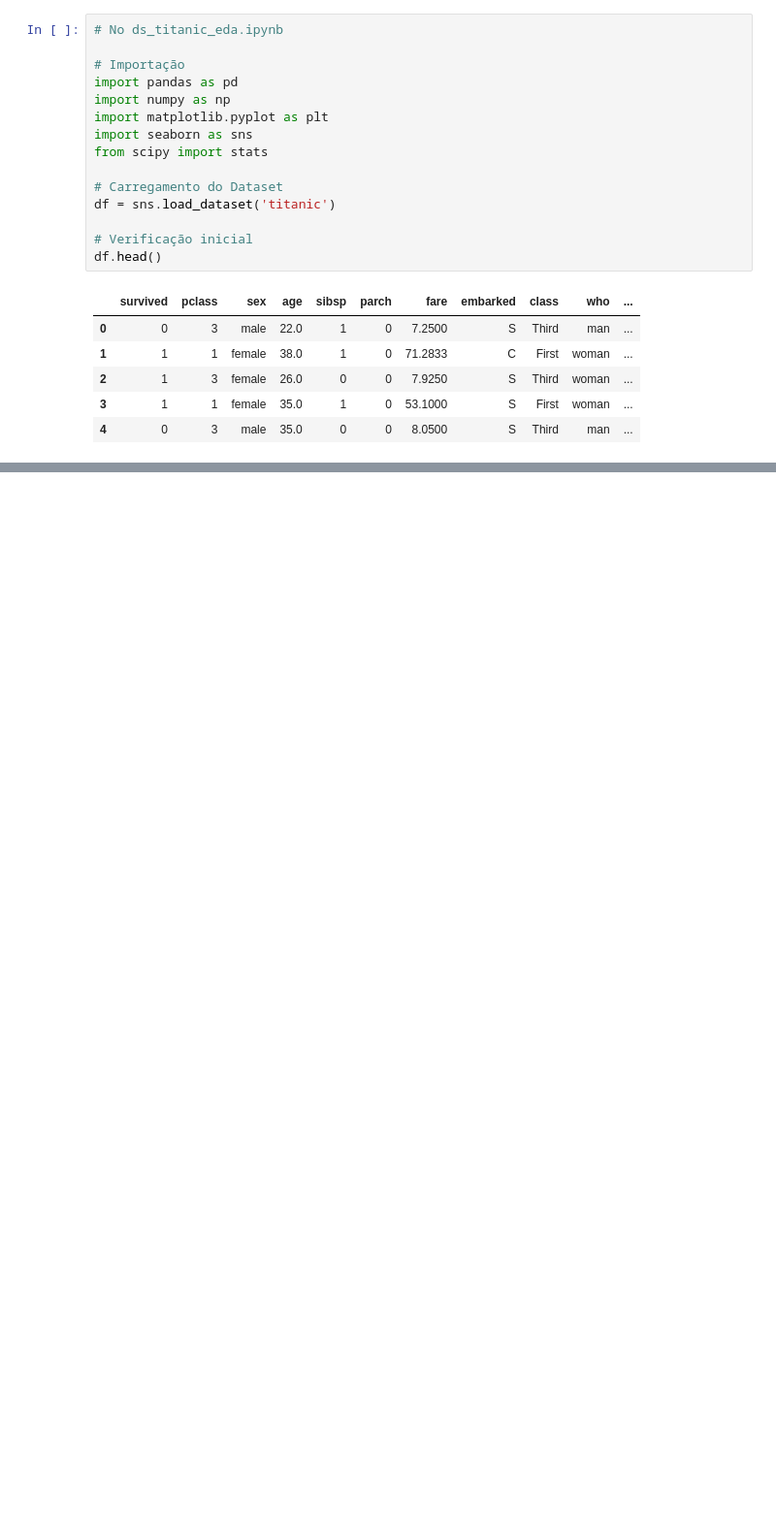
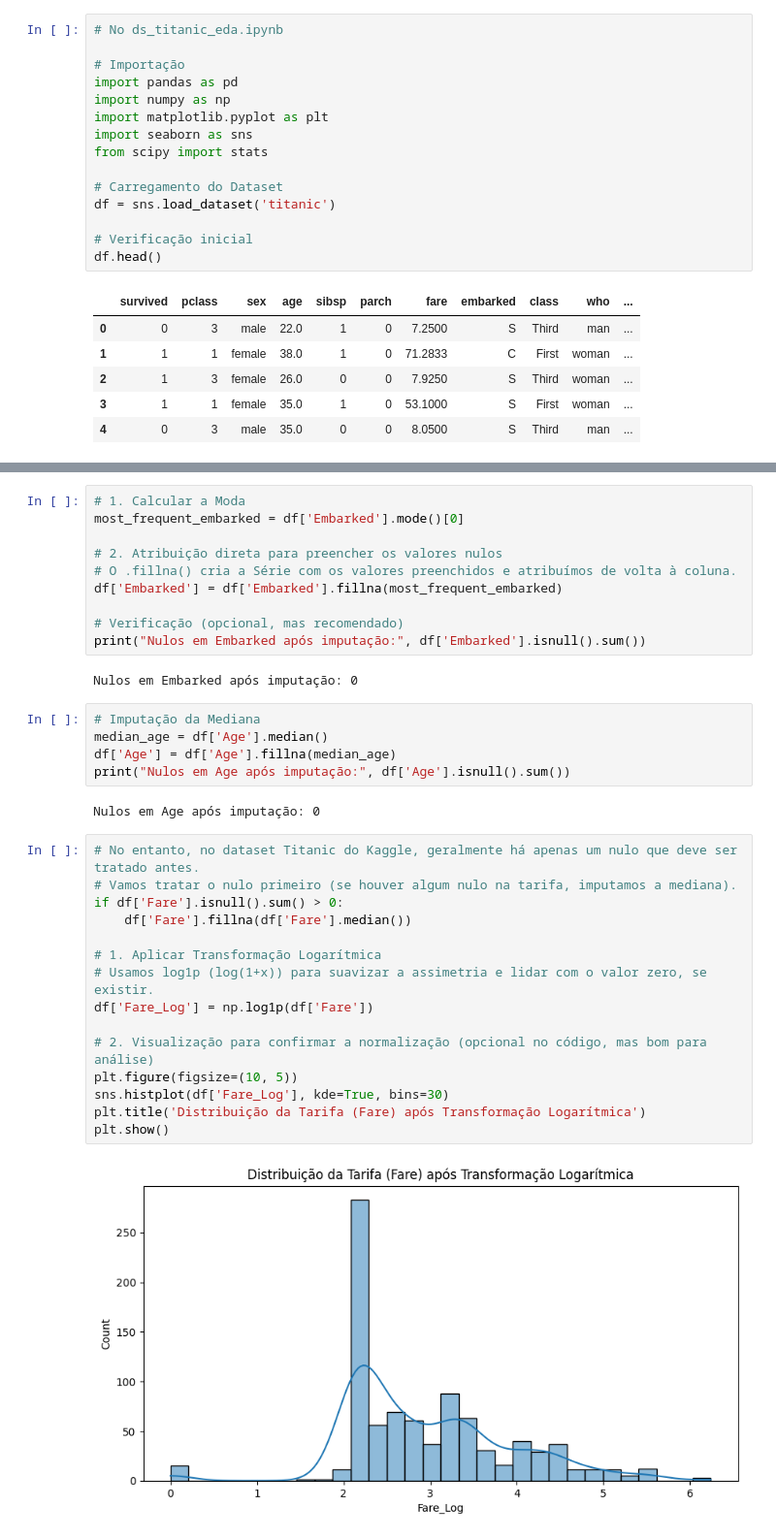
Before and after one commit to Ron-69/Ds_Titanic_Eda, a Jupyter notebook: notebooks/ds_titanic_eda.ipynb, the cells around one changed output, grey strips where cells are left out. Shown at 97% size. Cells and saved outputs as stored; diff of their text form; blank space fills up the shorter version.

```diff
--- a/notebooks/ds_titanic_eda.ipynb
+++ b/notebooks/ds_titanic_eda.ipynb
@@ -71,3 +71,39 @@ Estatísticas Sumárias:
 | 50% | 446.000000 | 0.000000 | 3.000000 | NaN | NaN | 28.000000 | 0.000000 | 0.000000 | NaN | 14.454200 | ... |
 | 75% | 668.500000 | 1.000000 | 3.000000 | NaN | NaN | 38.000000 | 1.000000 | 0.000000 | NaN | 31.000000 | ... |
 | max | 891.000000 | 1.000000 | 3.000000 | NaN | NaN | 80.000000 | 8.000000 | 6.000000 | NaN | 512.329200 | ... |
+# %%
+# 1. Calcular a Moda
+most_frequent_embarked = df['Embarked'].mode()[0]
+
+# 2. Atribuição direta para preencher os valores nulos
+# O .fillna() cria a Série com os valores preenchidos e atribuímos de volta à coluna.
+df['Embarked'] = df['Embarked'].fillna(most_frequent_embarked)
+
+# Verificação (opcional, mas recomendado)
+print("Nulos em Embarked após imputação:", df['Embarked'].isnull().sum())
+# %% [output]
+Nulos em Embarked após imputação: 0
+# %%
+# Imputação da Mediana
+median_age = df['Age'].median()
+df['Age'] = df['Age'].fillna(median_age)
+print("Nulos em Age após imputação:", df['Age'].isnull().sum())
+# %% [output]
+Nulos em Age após imputação: 0
+# %%
+# No entanto, no dataset Titanic do Kaggle, geralmente há apenas um nulo que deve ser tratado antes.
+# Vamos tratar o nulo primeiro (se houver algum nulo na tarifa, imputamos a mediana).
+if df['Fare'].isnull().sum() > 0:
+    df['Fare'].fillna(df['Fare'].median())
+
+# 1. Aplicar Transformação Logarítmica
+# Usamos log1p (log(1+x)) para suavizar a assimetria e lidar com o valor zero, se existir.
+df['Fare_Log'] = np.log1p(df['Fare'])
+
+# 2. Visualização para confirmar a normalização (opcional no código, mas bom para análise)
+plt.figure(figsize=(10, 5))
+sns.histplot(df['Fare_Log'], kde=True, bins=30)
+plt.title('Distribuição da Tarifa (Fare) após Transformação Logarítmica')
+plt.show()
+# %% [output]
+[figure, added]
```
Also changed, not shown: parts of 3 cells of this notebook, 1 other file.
